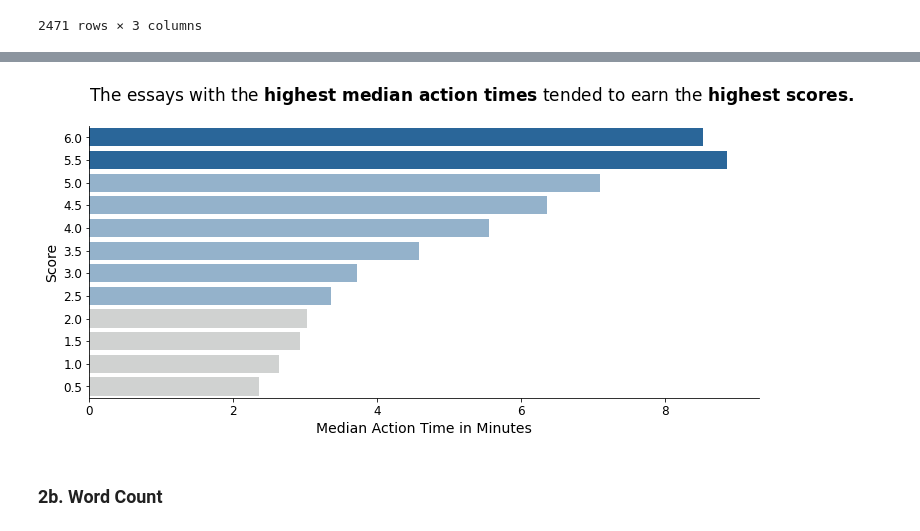
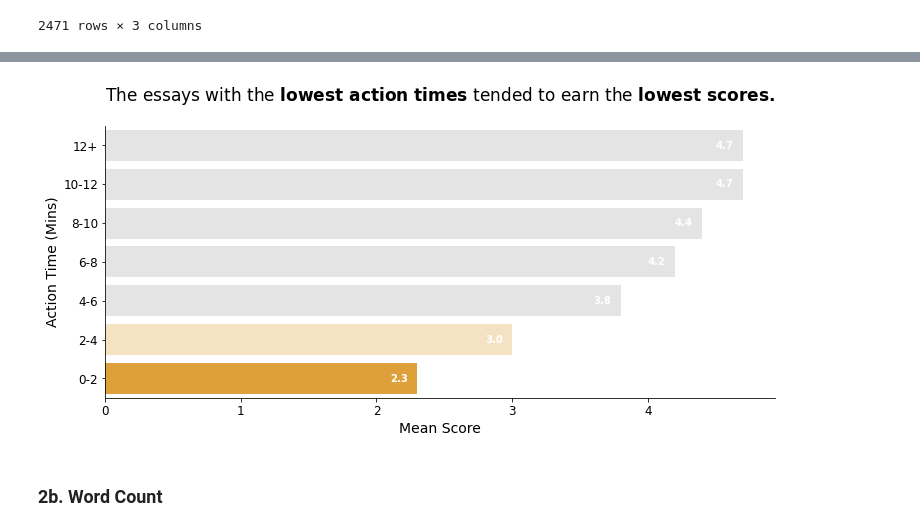
Before and after one commit to ahendricks2/EssayKeystrokes, a Jupyter notebook: Preprocessing_Notebook.ipynb, the cells around one changed output, grey strips where cells are left out. Drawn from its saved outputs; the diff is of its cells as text; code cells hidden in the pictures.

Commit message:
improved visualizations

```diff
--- a/Preprocessing_Notebook.ipynb
+++ b/Preprocessing_Notebook.ipynb
@@ -334,2 +409,2 @@ viz_series = viz_data.groupby('score')['action_time_mins'].median()
 # %%
-viz_df = pd.DataFrame({'score':viz_series.index,'median_action_mins':viz_series.values})
+viz_df = pd.DataFrame({'bins':viz_series.index,'score':viz_series.values})
@@ -336,36 +422,49 @@ viz_df = pd.DataFrame({'score':viz_series.index,'median_action_mins':viz_series.
+# %%
+viz_df['score'] = round(viz_df['score'],1)
 # %%
-viz_df.loc[viz_df['score']>=5.5,'alpha'] = 1
-viz_df.loc[viz_df['score']<=5,'alpha'] = .5
+viz_df.loc[viz_df['score']<=2.5,'alpha'] = 1
+viz_df.loc[viz_df['score']>2.5,'alpha'] = .3
 # %%
 # Defining a custom color palette for the bars in the bar plot
 
-custom_palette = ['#1768AC' if score >= 2.5 else '#A2A7A5' for score in viz_df['score']]
+custom_palette = ['#F9A620' if score <= 3 else '#A2A7A5' for score in viz_df['score']]
 # %%
-plt.figure(figsize=(12,5))
+plt.figure(figsize=(12, 5))
 
-## Using the custom color palette to format the bar plot
+# Using the custom color palette to format the bar plot
+ax = sns.barplot(x='score', y='bins', data=viz_df, palette=custom_palette, orient='h', ci=None)
 
-ax = sns.barplot(x='median_action_mins', y='score', data=viz_df, palette=custom_palette, orient='h', ci=None)
-
+# Invert y-axis
 plt.gca().invert_yaxis()
 
 # Applying different transparencies to different bars
 for bar, alpha in zip(ax.containers[0], viz_df['alpha']):
     bar.set_alpha(alpha)
 
+# Creating data labels
+for p, label in zip(ax.patches, viz_df['score']):
+    width = p.get_width()-.2
+    ax.annotate(f'{label:.1f}', (width, p.get_y() + p.get_height() / 2),
+                ha='left', va='center', color='w', weight='bold')
+
 # Formatting the title and subtitle
-title_text = "The essays with the " + r"$\bf{" 'highest \ median \ action \ times' "}$" + " tended to earn the " + r"$\bf{" 'highest \ scores.' "}$"
-plt.title(title_text, loc='left', pad=25, fontsize= 17)
+title_text = "The essays with the " + r"$\bf{" 'lowest \ action \ times' "}$" + " tended to earn the " + r"$\bf{" 'lowest \ scores.' "}$"
+plt.title(title_text, loc='left', pad=25, fontsize=17)
 
 # Formatting final attributes
-plt.xlabel('Median Action Time in Minutes', fontsize=14)
+plt.xlabel('Mean Score', fontsize=14)
 plt.xticks(fontsize=12)
-plt.ylabel('Score', fontsize=14)
-plt.yticks(fontsize=12)
+plt.ylabel('Action Time (Mins)', fontsize=14)
+
+# Set y-tick positions and labels
+ytick_positions = range(len(viz_df))
+yticks_labels = ['0-2','2-4','4-6','6-8','8-10','10-12','12+']
+plt.yticks(ytick_positions, yticks_labels, fontsize=12)
+
 sns.despine()
-plt.show();
+plt.show()
 # %% [output]
-[figure, old version]
+[figure, new version]
 # %% [markdown]
 ### 2b. Word Count
 # %% [markdown]
```
Also changed, not shown: parts of 114 cells of this notebook.
